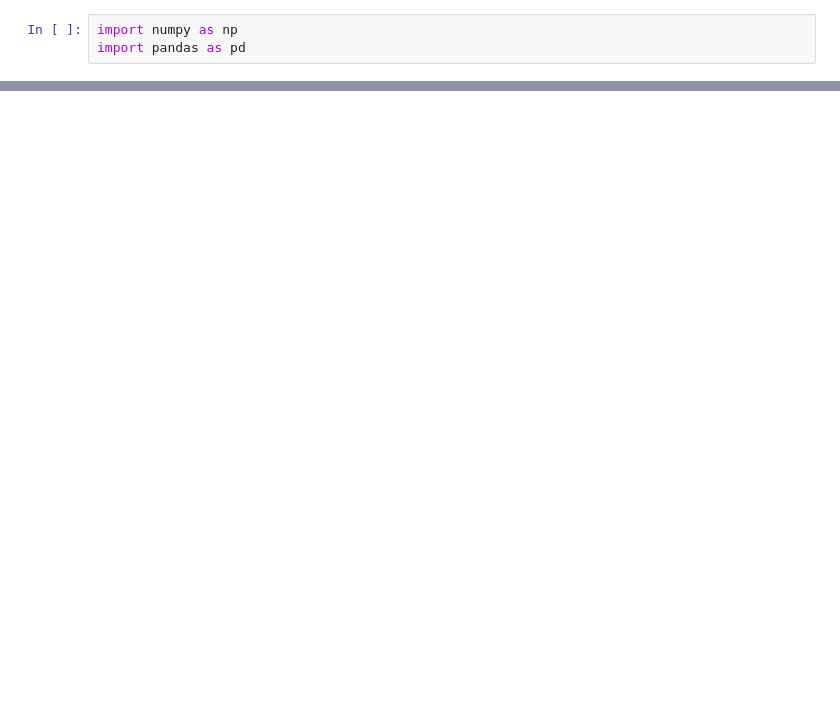
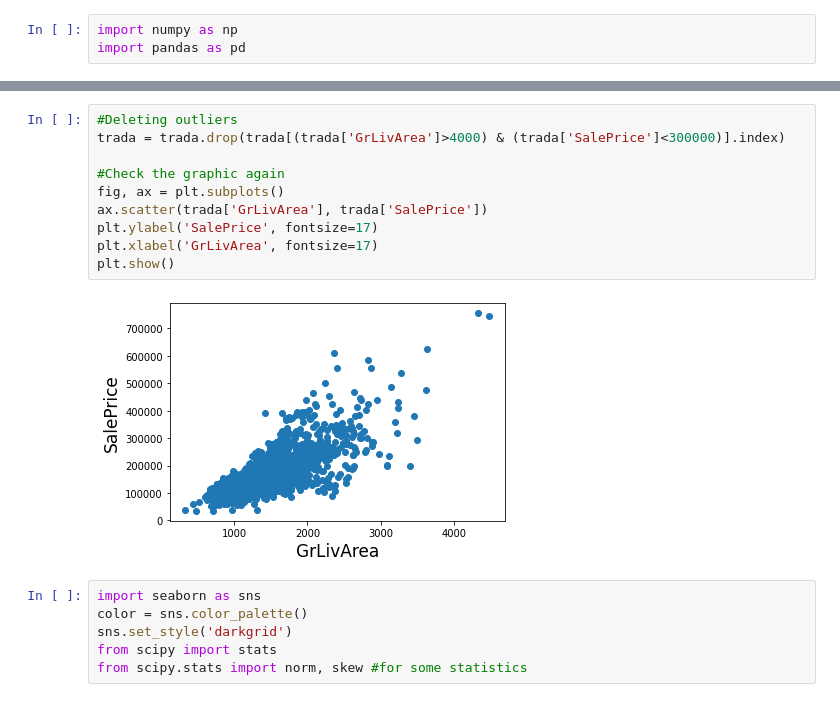
Before and after one commit to vibhavnirmal/ML-DL-CV, a Jupyter notebook: Kaggle/house-prices/hp.ipynb, the cells around one changed output, grey strips where cells are left out. Cells and saved outputs as stored; diff of their text form; blank space fills up the shorter version.

```diff
--- a/Kaggle/house-prices/hp.ipynb
+++ b/Kaggle/house-prices/hp.ipynb
@@ -57,0 +76,18 @@ dtype: int64
+# %%
+#Deleting outliers
+trada = trada.drop(trada[(trada['GrLivArea']>4000) & (trada['SalePrice']<300000)].index)
+
+#Check the graphic again
+fig, ax = plt.subplots()
+ax.scatter(trada['GrLivArea'], trada['SalePrice'])
+plt.ylabel('SalePrice', fontsize=17)
+plt.xlabel('GrLivArea', fontsize=17)
+plt.show()
+# %% [output]
+[figure, added]
+# %%
+import seaborn as sns
+color = sns.color_palette()
+sns.set_style('darkgrid')
+from scipy import stats
+from scipy.stats import norm, skew #for some statistics
```
Also changed, not shown: parts of 55 cells of this notebook.
